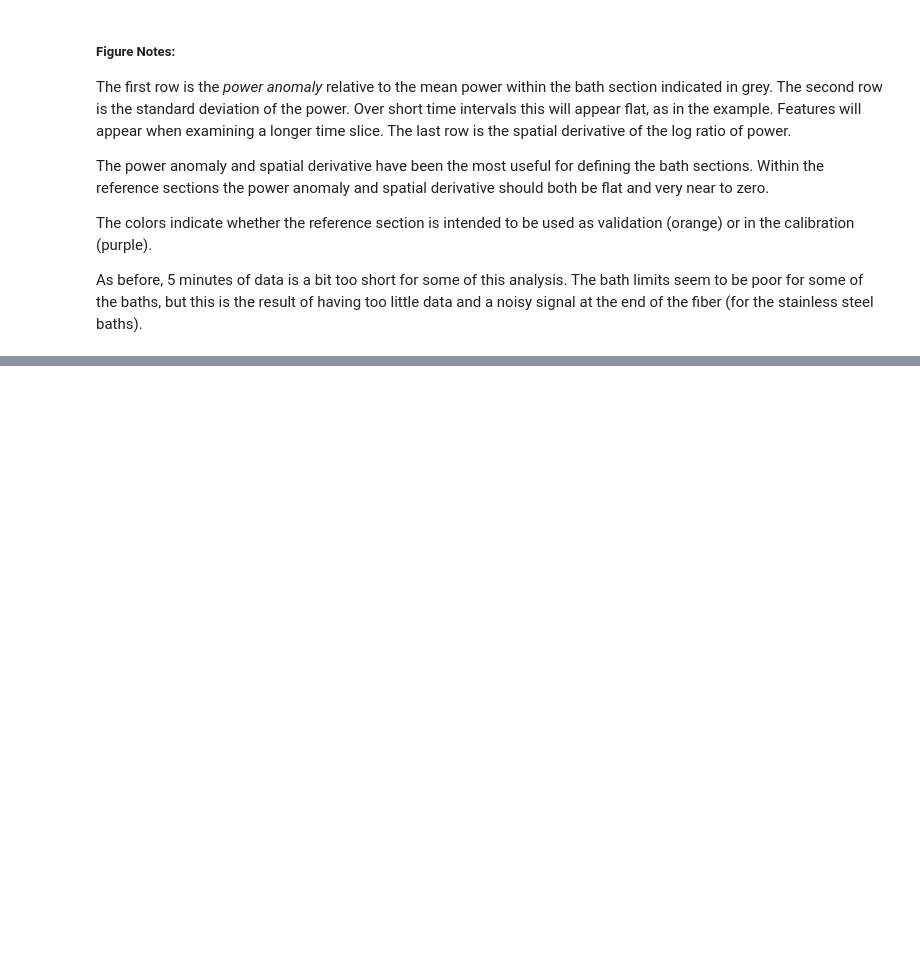
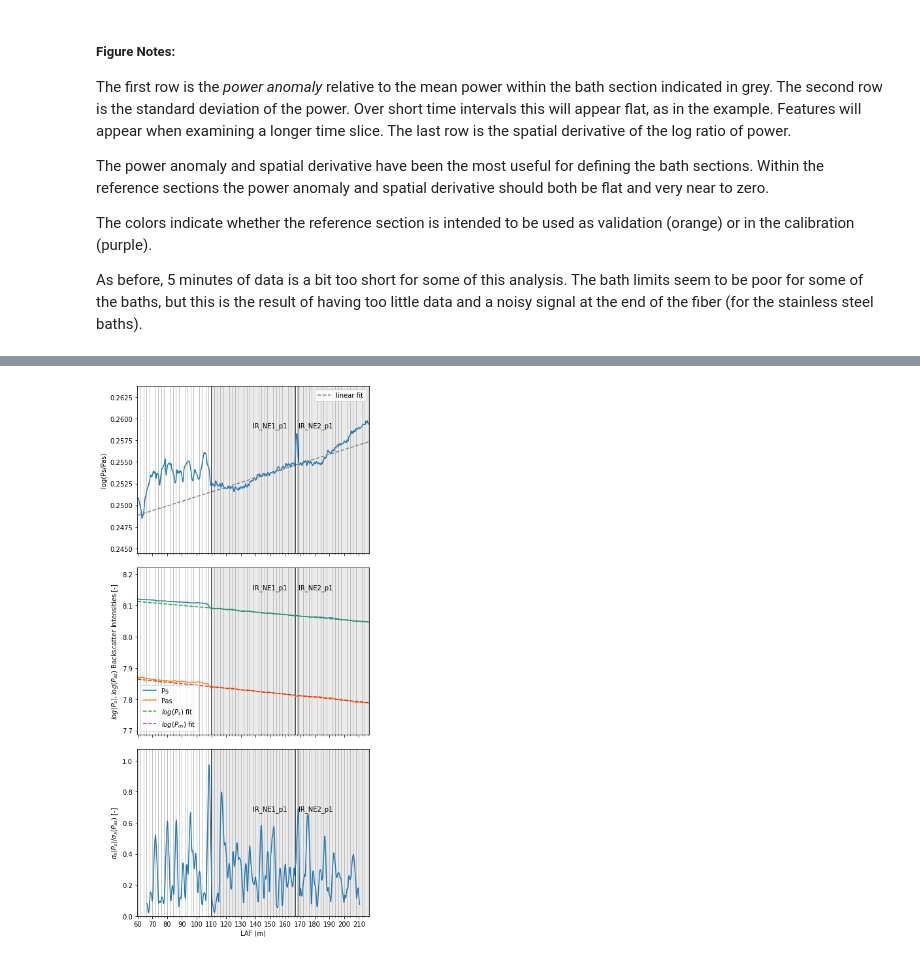
Before and after one commit to klapo/pyfocs, a Jupyter notebook: notebooks/pyfocs_ex1_rawdatacheck.ipynb, the cells around one changed output, grey strips where cells are left out. Saved outputs shown, nothing was run; the diff lists cells and outputs as text; code cells hidden in the pictures; blank space fills up the shorter version.

```diff
--- a/notebooks/pyfocs_ex1_rawdatacheck.ipynb
+++ b/notebooks/pyfocs_ex1_rawdatacheck.ipynb
@@ -135,0 +140,10 @@ As before, 5 minutes of data is a bit too short for some of this analysis. The b
+# %%
+ploc = 'IR_NE1_p1'
+f = pyfocs.dts_plots.dts_loc_plot(
+    ploc,
+    lib_pvc['unheated'],
+    ds,
+    lin_fit=True,
+    offset=50)
+# %% [output]
+[figure, added]
```
Also changed, not shown: parts of 3 cells of this notebook, 4 other files.
